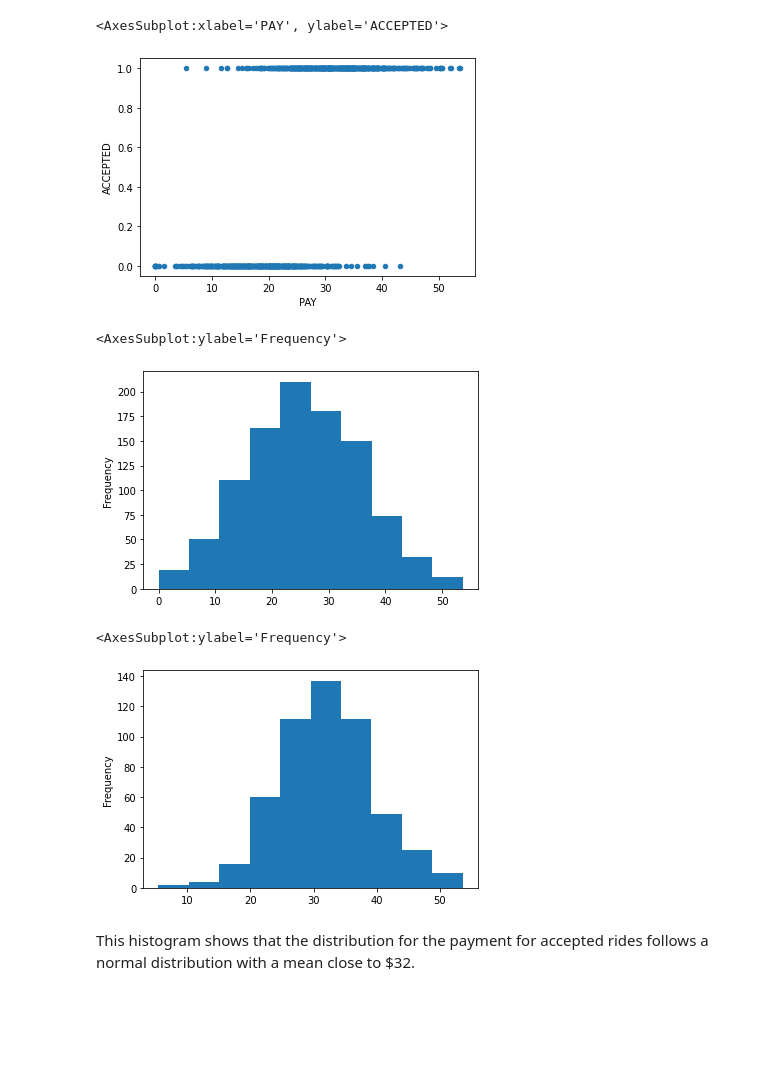
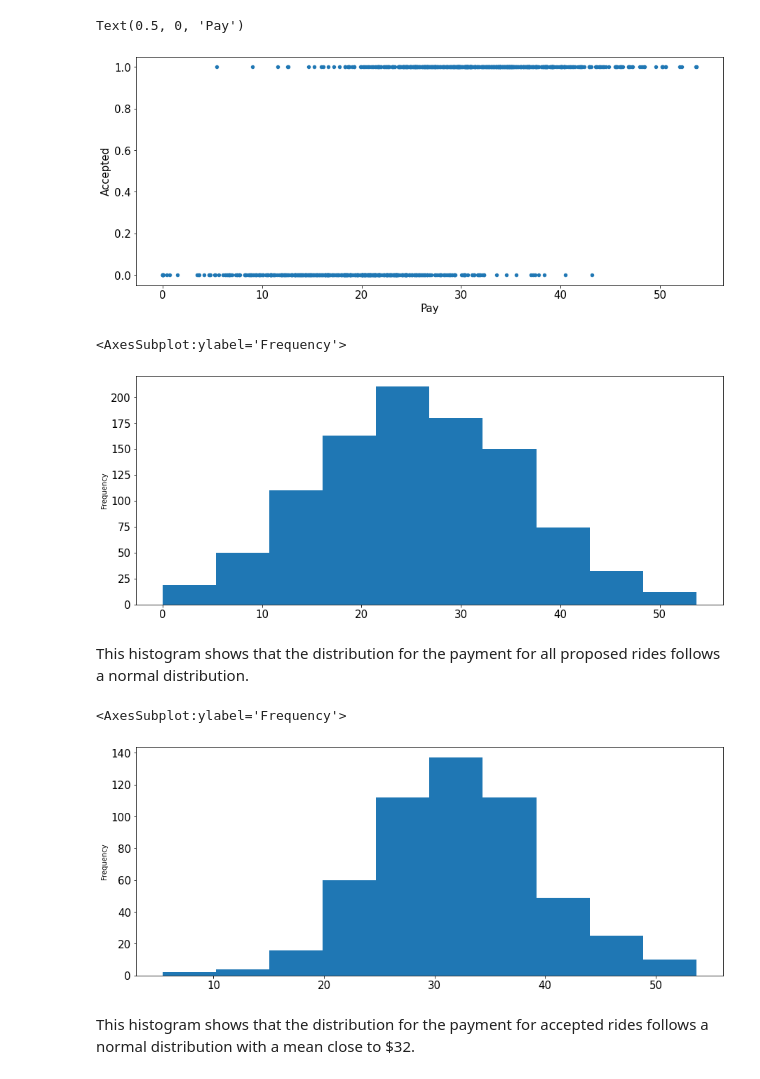
Before and after one commit to Nasibul/Ride-Share, a Jupyter notebook: Ride Share.ipynb, the cells around one changed output. Saved outputs shown, nothing was run; the diff lists cells and outputs as text; code cells hidden in the pictures; blank space fills up the shorter version.

```diff
--- a/Ride Share.ipynb
+++ b/Ride Share.ipynb
@@ -6,19 +7,23 @@ import seaborn as sns
 # %%
-df = pd.read_csv('driverAcceptanceData.csv')
-df = df.drop('Unnamed: 0', axis=1)
-df.plot(x='PAY',y='ACCEPTED',kind='scatter')
+month_1 = pd.read_csv('driverAcceptanceData.csv')
+month_1 = month_1.drop('Unnamed: 0', axis=1)
+month_1.plot(x='PAY',y='ACCEPTED', kind='scatter', figsize=(15,6), fontsize=15)
+plt.ylabel('Accepted', fontsize=15)
+plt.xlabel('Pay', fontsize=15)
 # %% [output]
-<AxesSubplot:xlabel='PAY', ylabel='ACCEPTED'>
+Text(0.5, 0, 'Pay')
-[figure, old version]
+[figure, new version]
 # %%
-df['PAY'].plot(kind='hist')
+month_1['PAY'].plot(kind='hist', figsize=(15,6), fontsize=15)
 # %% [output]
 <AxesSubplot:ylabel='Frequency'>
-[figure, old version]
+[figure, new version]
+# %% [markdown]
+This histogram shows that the distribution for the payment for all proposed rides follows a normal distribution.
 # %%
-df[df["ACCEPTED"]==1]["PAY"].plot(kind='hist')
+month_1[month_1["ACCEPTED"]==1]["PAY"].plot(kind='hist', figsize=(15,6), fontsize=15)
 # %% [output]
 <AxesSubplot:ylabel='Frequency'>
-[figure, old version]
+[figure, new version]
 # %% [markdown]
 This histogram shows that the distribution for the payment for accepted rides follows a normal distribution with a mean close to $32.
```
Also changed, not shown: parts of 17 cells of this notebook, 1 other file.
